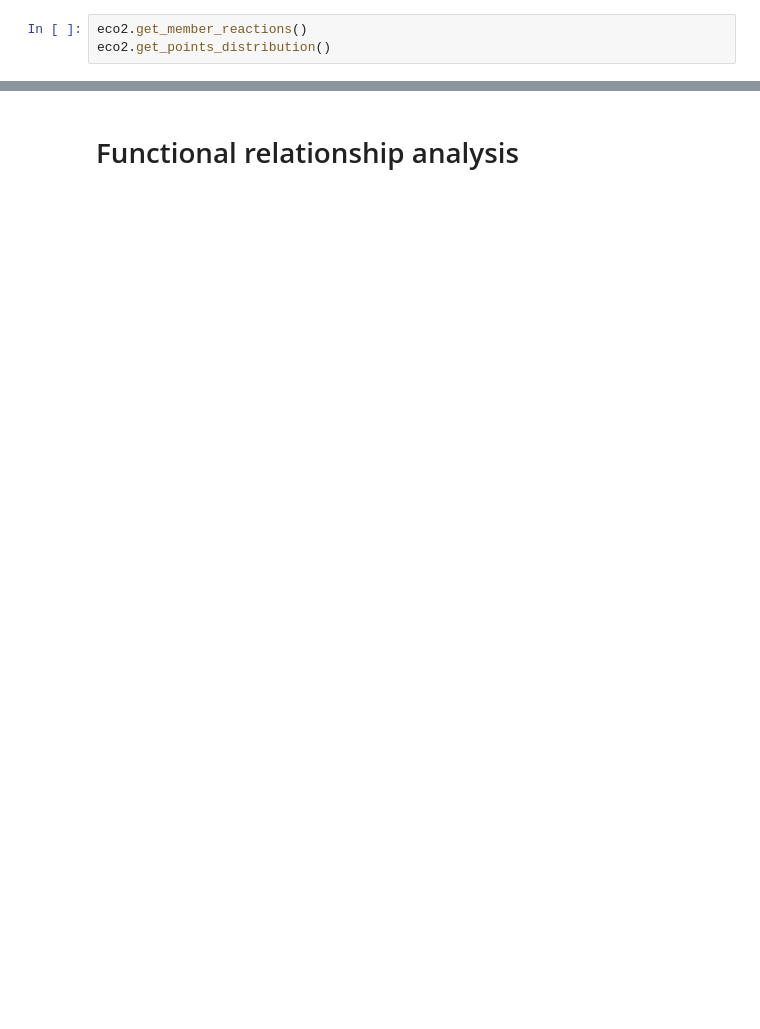
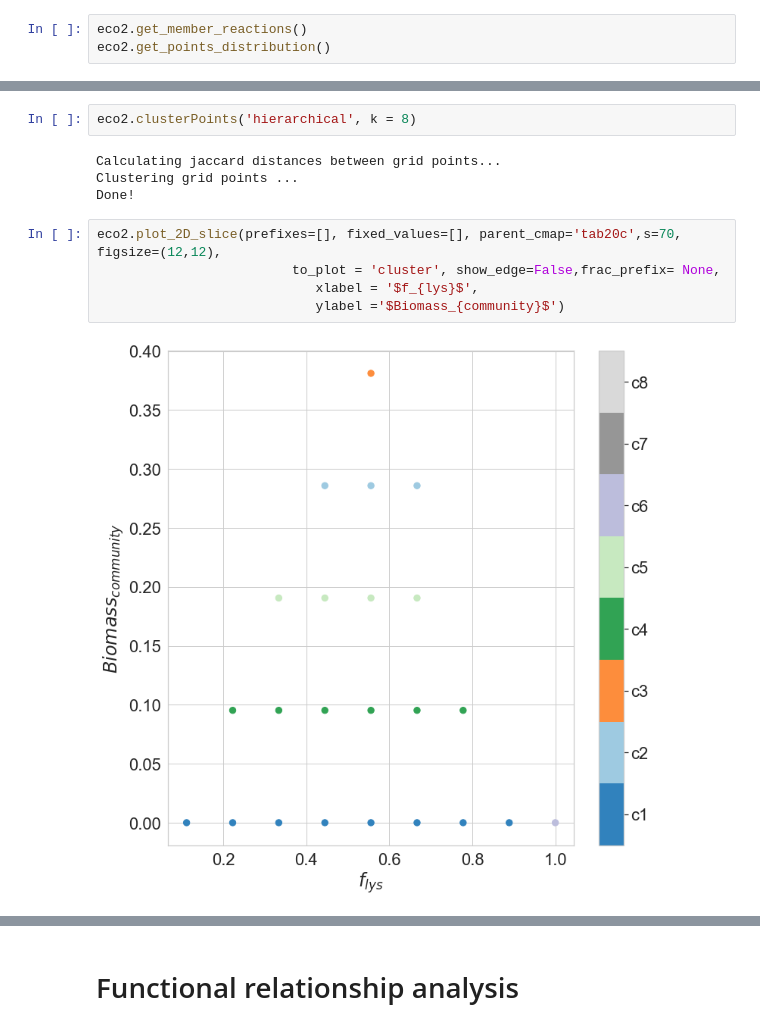
Before and after one commit to mathomics/ecosystem, a Jupyter notebook: sup_coli_synthetic_com.ipynb, the cells around one changed output, grey strips where cells are left out. Cells and saved outputs as stored; diff of their text form; blank space fills up the shorter version.

```diff
--- a/sup_coli_synthetic_com.ipynb
+++ b/sup_coli_synthetic_com.ipynb
@@ -335,0 +398,13 @@ case
+# %%
+eco2.clusterPoints('hierarchical', k = 8)
+# %% [output]
+Calculating jaccard distances between grid points...
+Clustering grid points ...
+Done!
+# %%
+eco2.plot_2D_slice(prefixes=[], fixed_values=[], parent_cmap='tab20c',s=70, figsize=(12,12),
+                         to_plot = 'cluster', show_edge=False,frac_prefix= None,
+                            xlabel = '$f_{lys}$',
+                            ylabel ='$Biomass_{community}$')
+# %% [output]
+[figure, added]
```
Also changed, not shown: parts of 35 cells of this notebook, 1 other file.
